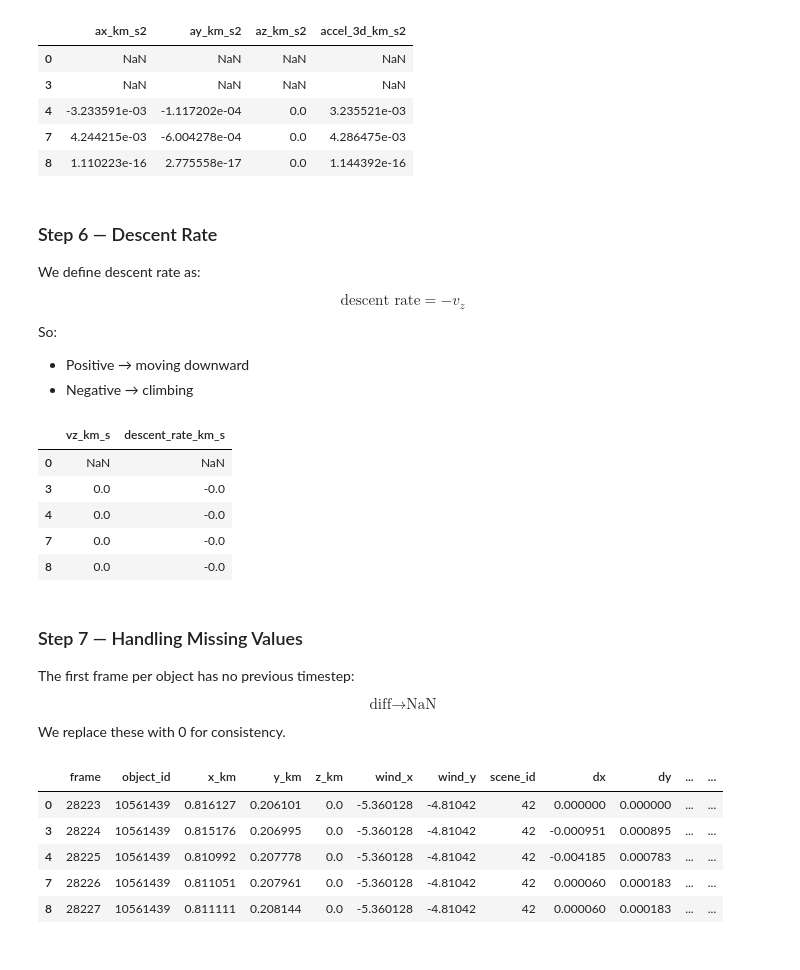
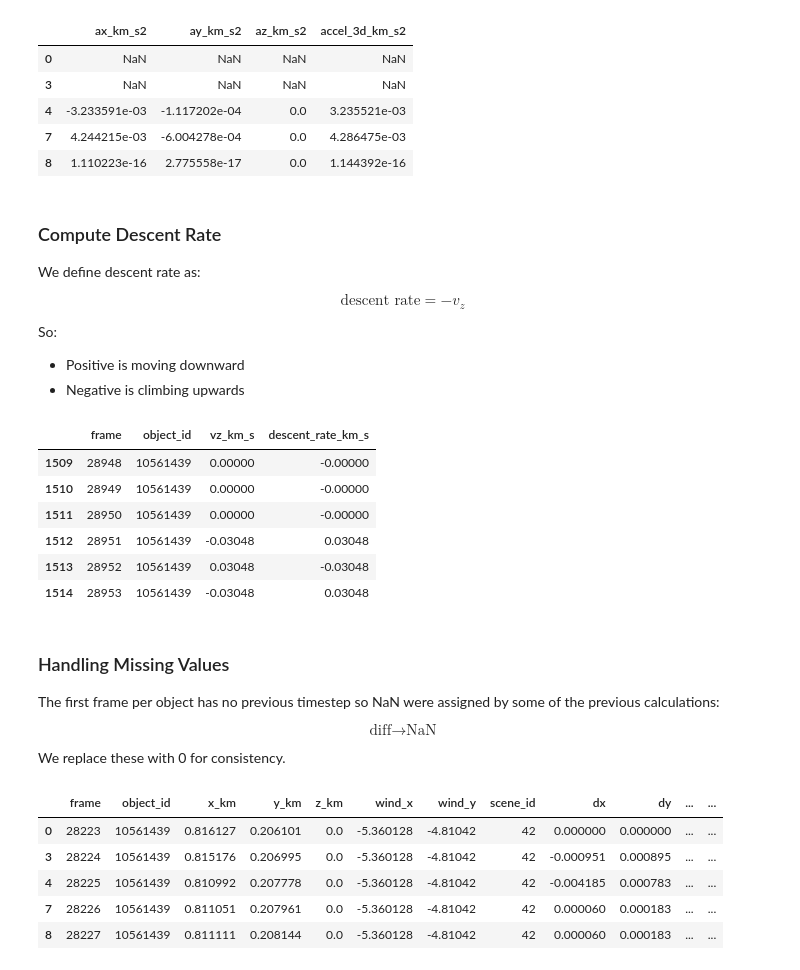
Before and after one commit to JoelSierra7/dino-skynet, a Jupyter notebook: notebooks/01_data_exploration.ipynb, the cells around one changed output. Cells and saved outputs as stored; diff of their text form; code cells hidden in the pictures.

```diff
--- a/notebooks/01_data_exploration.ipynb
+++ b/notebooks/01_data_exploration.ipynb
@@ -458,7 +489,7 @@ scene_features_df[["ax_km_s2", "ay_km_s2", "az_km_s2", "accel_3d_km_s2"]].head()
 | 7 | 4.244215e-03 | -6.004278e-04 | 0.0 | 4.286475e-03 |
 | 8 | 1.110223e-16 | 2.775558e-17 | 0.0 | 1.144392e-16 |
 # %% [markdown]
-### Step 6 — Descent Rate
+### Compute Descent Rate
 
 We define descent rate as:
 
@@ -467,23 +498,24 @@ $$
 $$
 
 So:
-- Positive → moving downward
-- Negative → climbing
+- Positive is moving downward
+- Negative is climbing upwards
 # %%
 scene_features_df["descent_rate_km_s"] = -scene_features_df["vz_km_s"]
 
-scene_features_df[["vz_km_s", "descent_rate_km_s"]].head()
+scene_features_df[["frame", "object_id", "vz_km_s", "descent_rate_km_s"]][580:586]
 # %% [output]
-|  | vz_km_s | descent_rate_km_s |
-| 0 | NaN | NaN |
-| 3 | 0.0 | -0.0 |
-| 4 | 0.0 | -0.0 |
-| 7 | 0.0 | -0.0 |
-| 8 | 0.0 | -0.0 |
+|  | frame | object_id | vz_km_s | descent_rate_km_s |
+| 1509 | 28948 | 10561439 | 0.00000 | -0.00000 |
+| 1510 | 28949 | 10561439 | 0.00000 | -0.00000 |
+| 1511 | 28950 | 10561439 | 0.00000 | -0.00000 |
+| 1512 | 28951 | 10561439 | -0.03048 | 0.03048 |
+| 1513 | 28952 | 10561439 | 0.03048 | -0.03048 |
+| 1514 | 28953 | 10561439 | -0.03048 | 0.03048 |
 # %% [markdown]
-### Step 7 — Handling Missing Values
+### Handling Missing Values
 
-The first frame per object has no previous timestep:
+The first frame per object has no previous timestep so NaN were assigned by some of the previous calculations:
 
 $$
 \text{diff} \rightarrow \text{NaN}
```
Also changed, not shown: parts of 36 cells of this notebook.
